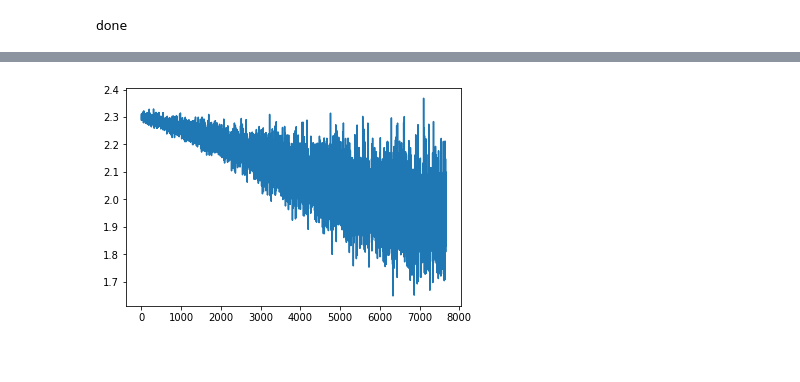
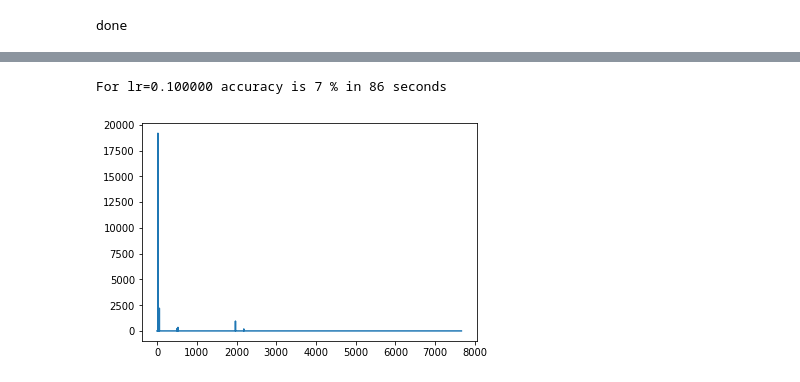
Before and after one commit to mohalisad/ai, a Jupyter notebook: 5/CIFAR.ipynb, the cells around one changed output, grey strips where cells are left out. Saved outputs shown, nothing was run; the diff lists cells and outputs as text; code cells hidden in the pictures.

```diff
--- a/5/CIFAR.ipynb
+++ b/5/CIFAR.ipynb
@@ -99,19 +99,20 @@ import torch.nn as nn
 import torch.nn.functional as nnf
 
 class NetQ1(nn.Module):
-    def __init__(self,random = False):
+    def __init__(self,random = False,activation = nnf.relu):
         super(NetQ1, self).__init__()
 
-        self.activation = nnf.relu
+        self.activation = activation
 
-        self.layer1 = nn.Conv2d(3, 15, 5)
-        self.layer2 = nn.Conv2d(15,250, 9)
-        self.ol_size = 250 * 20 * 20
+        self.layer1 = nn.Conv2d(3, 18, 5)
+        self.layer2 = nn.Conv2d(18,300, 9)
+        self.ol_size = 300 * 20 * 20
         self.outputlayer = nn.Linear(self.ol_size, 10)
-        if random:
-            self.layer1.weight = torch.nn.Parameter(torch.randn(self.layer1.weight.size()))
-            self.layer2.weight = torch.nn.Parameter(torch.randn(self.layer2.weight.size()))
-            self.outputlayer.weight = torch.nn.Parameter(torch.randn(10,self.ol_size))
+        if not random:
+            self.layer1.weight.data.fill_(0)
+            self.layer2.weight.data.fill_(0)
+            self.outputlayer.weight.data.fill_(0)
+
         self.to(device = calc_device)
     def forward(self, x):
         x = self.activation(self.layer1(x))
@@ -177,9 +178,9 @@ Accuracy of random_net is 9 % in 7 seconds
 # %%
 transformQ3   = transforms.Compose([transforms.ToTensor(),transforms.Normalize((0.5, 0.5, 0.5), (0.5, 0.5, 0.5))])
 trainsetQ3    = train_data.apply(lambda x:(transformQ3(vec_to_img(x[:-1])),x['labels']),axis = 1)
-trainQ3_bs32  = torch.utils.data.DataLoader(trainset, batch_size=32)
+trainQ3_bs32  = torch.utils.data.DataLoader(trainsetQ3, batch_size=32)
 testsetQ3     = test_data.apply(lambda x:(transformQ3(vec_to_img(x[:-1])),x['labels']),axis = 1)
-testQ3_bs32   = torch.utils.data.DataLoader(testset, batch_size=32)
+testQ3_bs32   = torch.utils.data.DataLoader(testsetQ3, batch_size=32)
 # %%
 normal_net = NetQ1()
 random_net = NetQ1(random = True)
@@ -200,7 +201,7 @@ import matplotlib.pylab as plt
 
 results = {}
 for lr in[0.1,0.001,0.00001]:
-    normal_net = NetQ1()
+    normal_net = NetQ1(random = True)
     optimizer = optim.SGD(normal_net.parameters(), lr=lr, momentum=0.9)
     results[lr] = train_and_test_net(normal_net,traindata = trainQ3_bs32,testdata = testQ3_bs32,custom_optimizer = optimizer,losses_mode = True)
 print('done')
@@ -224,5 +210,8 @@ plt.show()
-# %%
-plt.plot(results[0.00001][2])
-plt.show()
-# %% [output]
-[figure, removed]
+# %%
+lr = 0.1
+print("For lr=%f accuracy is %d %% in %d seconds"%tuple([lr]+list(results[lr][:2])))
+plt.plot(results[lr][2])
+plt.show()
+# %% [output]
+For lr=0.100000 accuracy is 7 % in 86 seconds
+[figure, added]
```
Also changed, not shown: parts of 17 cells of this notebook.
